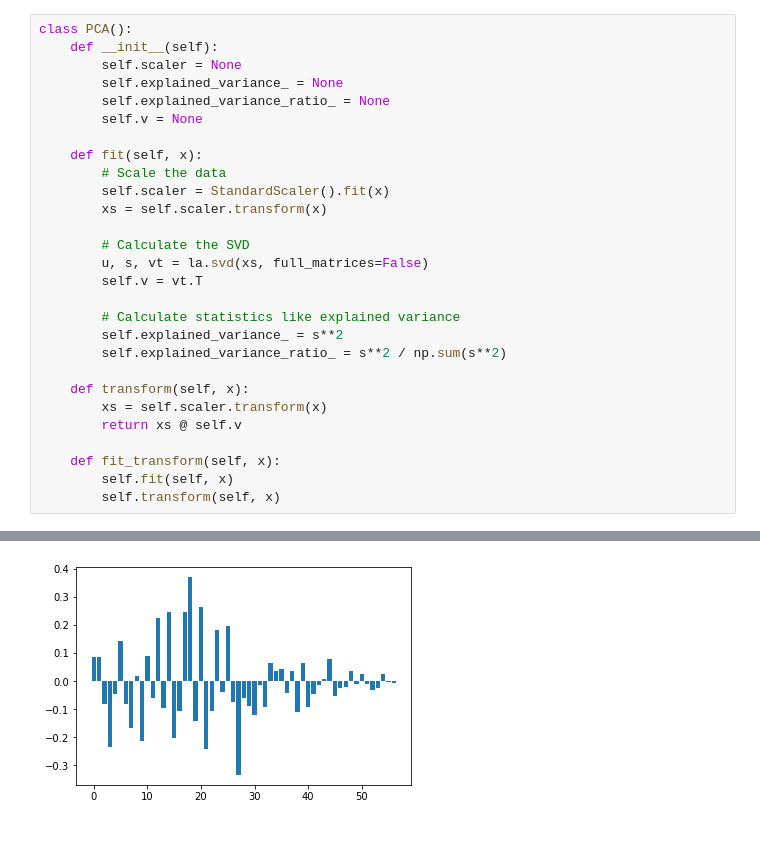
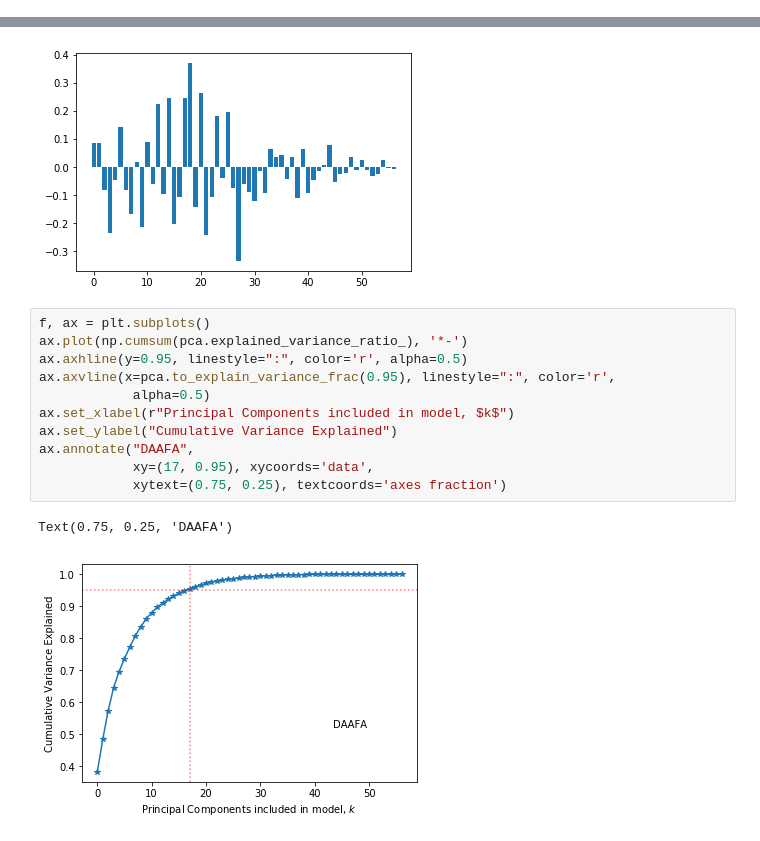
Before and after one commit to piovere/cs528p2, a Jupyter notebook: notebooks/03-jpowersl-PCA_on_data.ipynb, the cells around one changed output, grey strips where cells are left out. Drawn from its saved outputs; the diff is of its cells as text.

```diff
--- a/notebooks/03-jpowersl-PCA_on_data.ipynb
+++ b/notebooks/03-jpowersl-PCA_on_data.ipynb
@@ -8,34 +9,6 @@ import matplotlib.pyplot as plt
 datafile = "../data/processed/UTK-peers_processed.csv"
 df = pd.read_csv(datafile)
 df_numeric = df.select_dtypes(exclude=['object'])
-# %%
-class PCA():
-    def __init__(self):
-        self.scaler = None
-        self.explained_variance_ = None
-        self.explained_variance_ratio_ = None
-        self.v = None
-
-    def fit(self, x):
-        # Scale the data
-        self.scaler = StandardScaler().fit(x)
-        xs = self.scaler.transform(x)
-
-        # Calculate the SVD
-        u, s, vt = la.svd(xs, full_matrices=False)
-        self.v = vt.T
-
-        # Calculate statistics like explained variance
-        self.explained_variance_ = s**2
-        self.explained_variance_ratio_ = s**2 / np.sum(s**2)
-
-    def transform(self, x):
-        xs = self.scaler.transform(x)
-        return xs @ self.v
-
-    def fit_transform(self, x):
-        self.fit(self, x)
-        self.transform(self, x)
 # %%
 pca = PCA()
 # %%
@@ -56,3 +31,17 @@ plt.bar(x=range(pca.v.shape[1]), height=pca.v[0])
 # %% [output]
 <BarContainer object of 57 artists>
 [figure]
+# %%
+f, ax = plt.subplots()
+ax.plot(np.cumsum(pca.explained_variance_ratio_), '*-')
+ax.axhline(y=0.95, linestyle=":", color='r', alpha=0.5)
+ax.axvline(x=pca.to_explain_variance_frac(0.95), linestyle=":", color='r',
+            alpha=0.5)
+ax.set_xlabel(r"Principal Components included in model, $k$")
+ax.set_ylabel("Cumulative Variance Explained")
+ax.annotate("DAAFA",
+            xy=(17, 0.95), xycoords='data',
+            xytext=(0.75, 0.25), textcoords='axes fraction')
+# %% [output]
+Text(0.75, 0.25, 'DAAFA')
+[figure, added]
```
Also changed, not shown: parts of 2 cells of this notebook.
